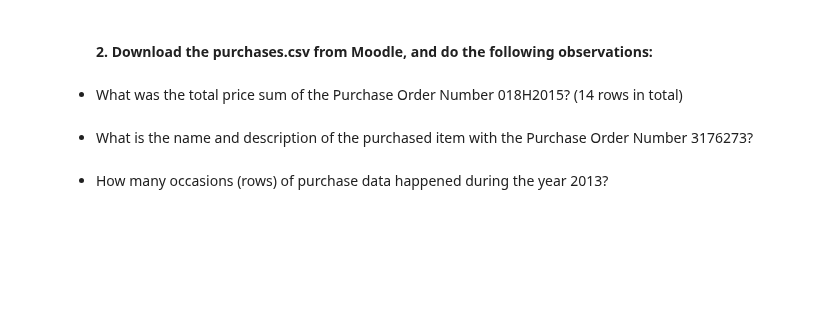
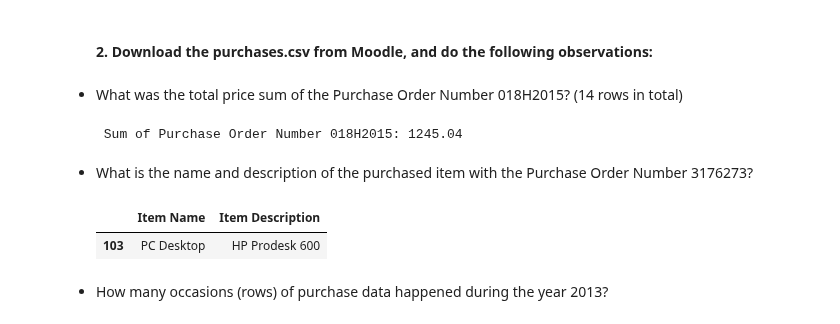
Before and after one commit to jehuhta/Intro_Data_Analytics_Huhta_Jeremy_Spring2025, a Jupyter notebook: Exercises_2_Pandas/DataAnalyticsExerciseSet2.ipynb, the cells around one changed output. Drawn from its saved outputs; the diff is of its cells as text; code cells hidden in the pictures; blank space fills up the shorter version.

```diff
--- a/Exercises_2_Pandas/DataAnalyticsExerciseSet2.ipynb
+++ b/Exercises_2_Pandas/DataAnalyticsExerciseSet2.ipynb
@@ -297,7 +294,26 @@ KeyError: 'Brankruptcies'
+# %%
+# produce the code that gets the needed total price sum
+# selecting the order number '018H2015'
+order_number_price_sum = df[df['Purchase Order Number'] == '018H2015']
+
+# using sum on all fourteen rows
+order_number_price_sum = order_number_price_sum['Total Price'].sum()
+
+# rounding by two (since it is currency)
+print(f" Sum of Purchase Order Number 018H2015: {order_number_price_sum.round(2)}")
+# %% [output]
+ Sum of Purchase Order Number 018H2015: 1245.04
 # %% [markdown]
 <li>What is the name and description of the purchased item with the Purchase Order Number 3176273?</li>
 # %%
 # produce the code that gets the needed name and description
+description_order_number = df[df['Purchase Order Number'] == '3176273']
+
+# double brackets are used because the input requires a list of items.
+description_order_number[['Item Name', 'Item Description']]
+# %% [output]
+|  | Item Name | Item Description |
+| 103 | PC Desktop | HP Prodesk 600 |
 # %% [markdown]
 <li>How many occasions (rows) of purchase data happened during the year 2013?</li>
 # %%
```
Also changed, not shown: parts of 25 cells of this notebook.
